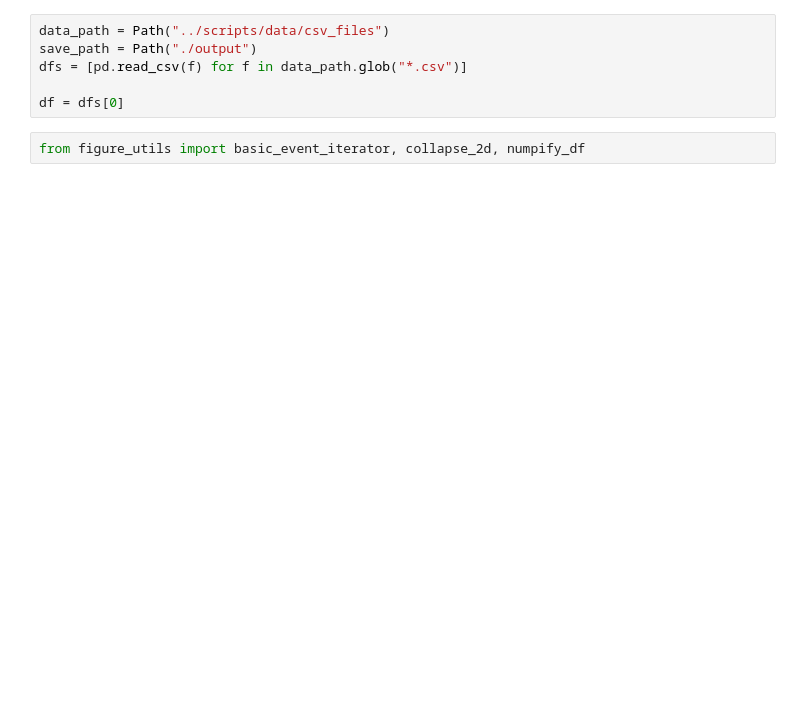
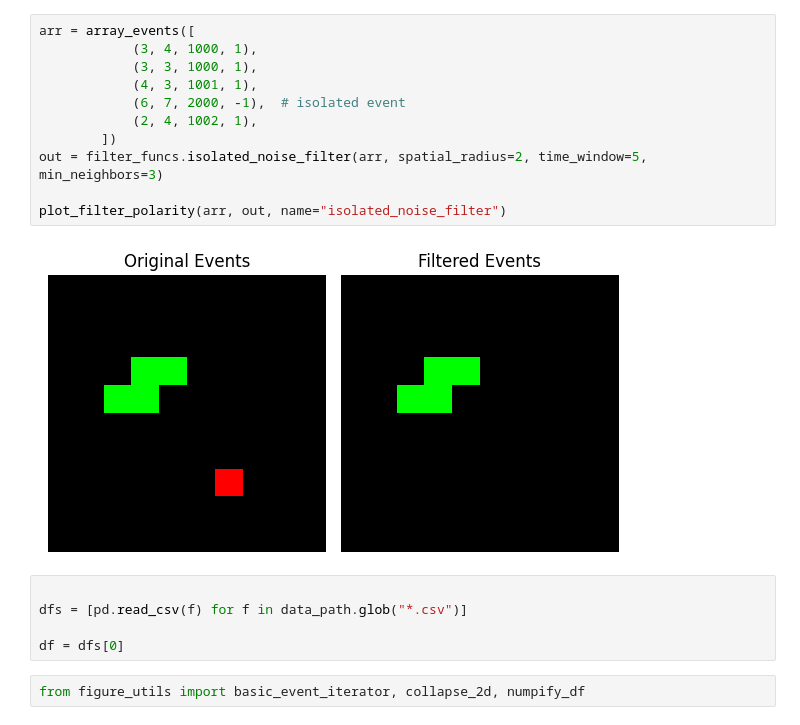
Before and after one commit to Harrison-Oatman/EventCamProcessing, a Jupyter notebook: figures/filter_figures.ipynb, the cells around one changed output. Cells and saved outputs as stored; diff of their text form; blank space fills up the shorter version.

```diff
--- a/figures/filter_figures.ipynb
+++ b/figures/filter_figures.ipynb
@@ -8,6 +93,18 @@ import tifffile
+# %%
+arr = array_events([
+            (3, 4, 1000, 1),
+            (3, 3, 1000, 1),
+            (4, 3, 1001, 1),
+            (6, 7, 2000, -1),  # isolated event
+            (2, 4, 1002, 1),
+        ])
+out = filter_funcs.isolated_noise_filter(arr, spatial_radius=2, time_window=5, min_neighbors=3)
+
+plot_filter_polarity(arr, out, name="isolated_noise_filter")
+# %% [output]
+[figure, added]
 # %%
-data_path = Path("../scripts/data/csv_files")
-save_path = Path("./output")
+
 dfs = [pd.read_csv(f) for f in data_path.glob("*.csv")]
 
 df = dfs[0]
```
Also changed, not shown: parts of 9 cells of this notebook, 10 other files.
